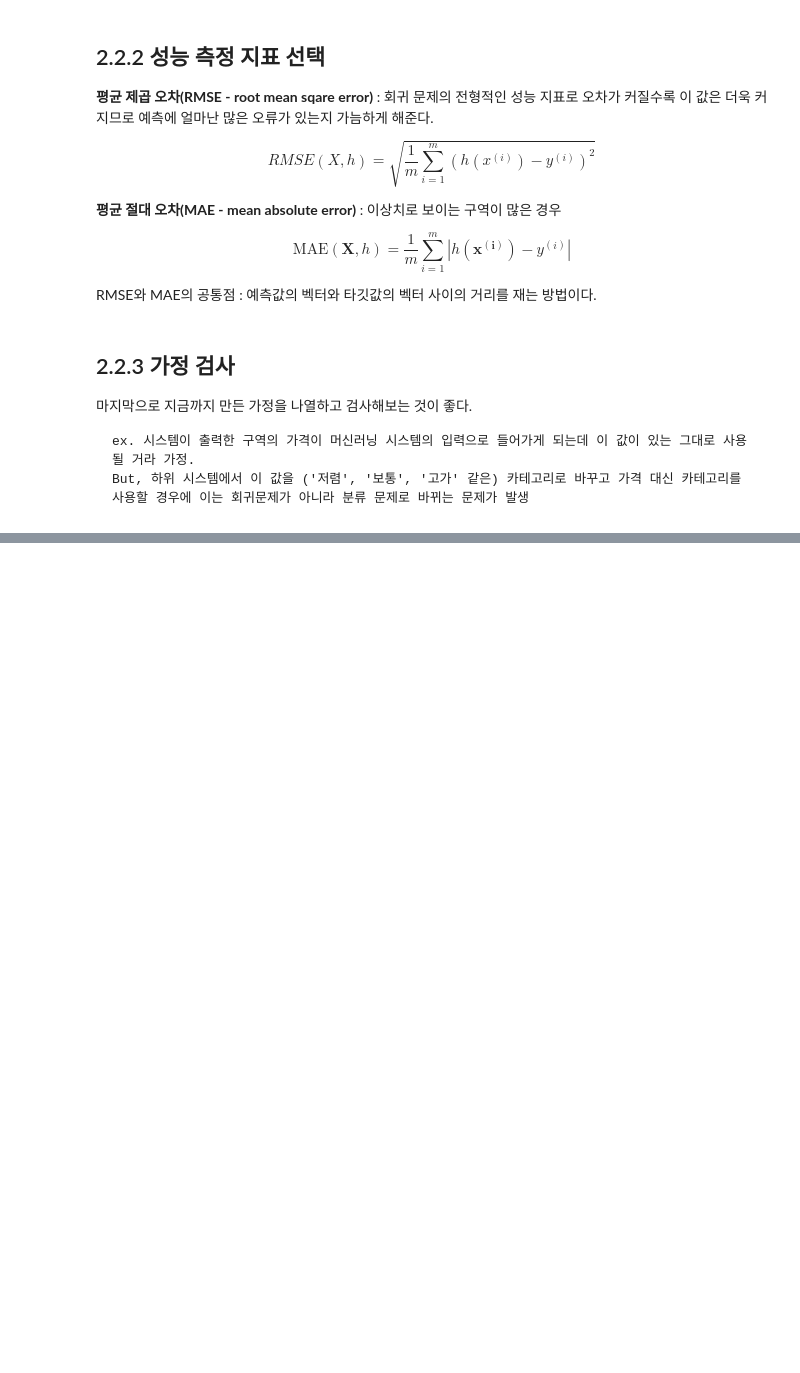
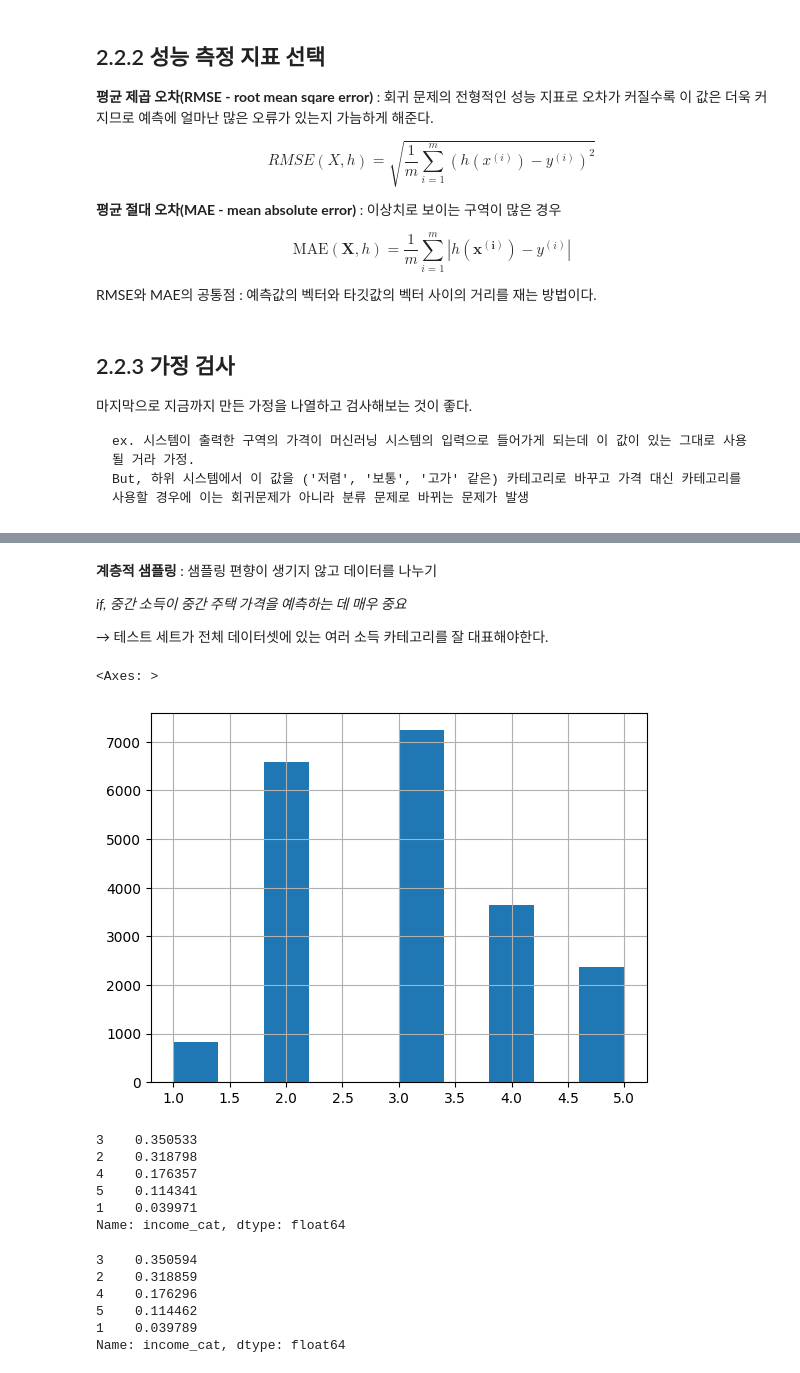
Before and after one commit to Parkseojin2001/Hands-On-ML, a Jupyter notebook: 02_end_to_end_machine_learning_project.ipynb, the cells around one changed output, grey strips where cells are left out. Saved outputs shown, nothing was run; the diff lists cells and outputs as text; code cells hidden in the pictures; blank space fills up the shorter version.

```diff
--- a/02_end_to_end_machine_learning_project.ipynb
+++ b/02_end_to_end_machine_learning_project.ipynb
@@ -87,0 +281,16 @@ But, 하위 시스템에서 이 값을 ('저렴', '보통', '고가' 같은) 카
+# %% [markdown]
+**계층적 샘플링** : 샘플링 편향이 생기지 않고 데이터를 나누기
+
+*if, 중간 소득이 중간 주택 가격을 예측하는 데 매우 중요*
+
+&rarr; 테스트 세트가 전체 데이터셋에 있는 여러 소득 카테고리를 잘 대표해야한다.
+# %%
+# 소득으로 카테고리를 형성
+housing["income_cat"] = pd.cut(housing["median_income"],
+                              bins = [0., 1.5, 3.0, 4.5, 6., np.inf],
+                               labels = [1, 2, 3, 4, 5])
+# %%
+housing["income_cat"].hist()
+# %% [output]
+<Axes: >
+[figure, added]
@@ -87,0 +305,18 @@ But, 하위 시스템에서 이 값을 ('저렴', '보통', '고가' 같은) 카
+# %%
+strat_test_set["income_cat"].value_counts() / len(strat_test_set)
+# %% [output]
+3    0.350533
+2    0.318798
+4    0.176357
+5    0.114341
+1    0.039971
+Name: income_cat, dtype: float64
+# %%
+strat_train_set["income_cat"].value_counts() / len(strat_train_set)
+# %% [output]
+3    0.350594
+2    0.318859
+4    0.176296
+5    0.114462
+1    0.039789
+Name: income_cat, dtype: float64
```
Also changed, not shown: parts of 51 cells of this notebook.
